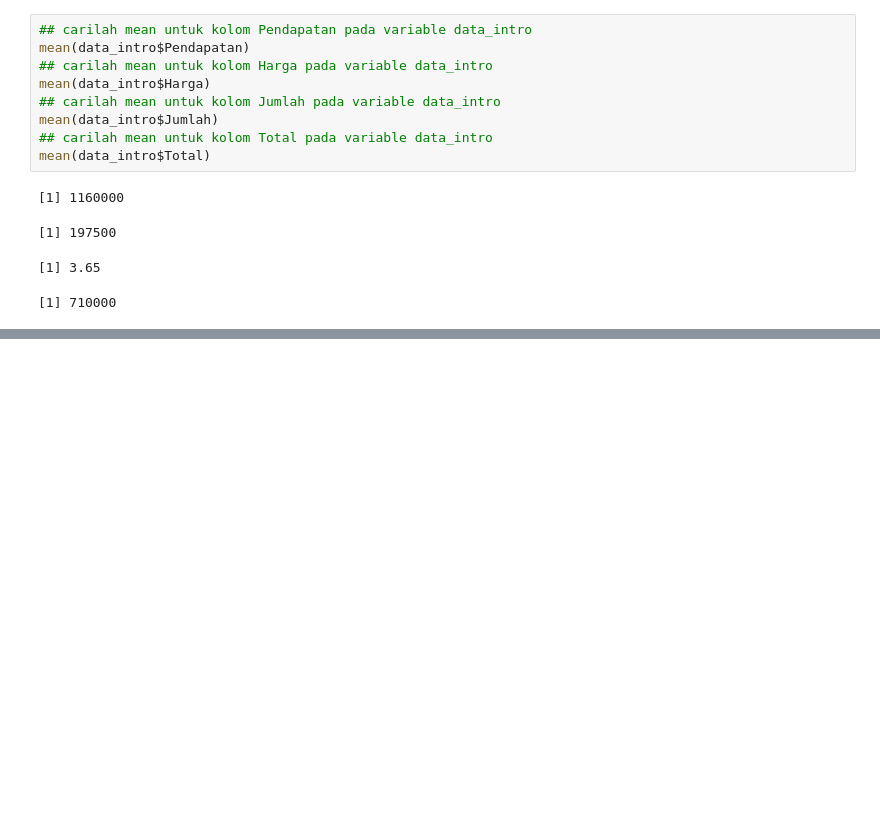
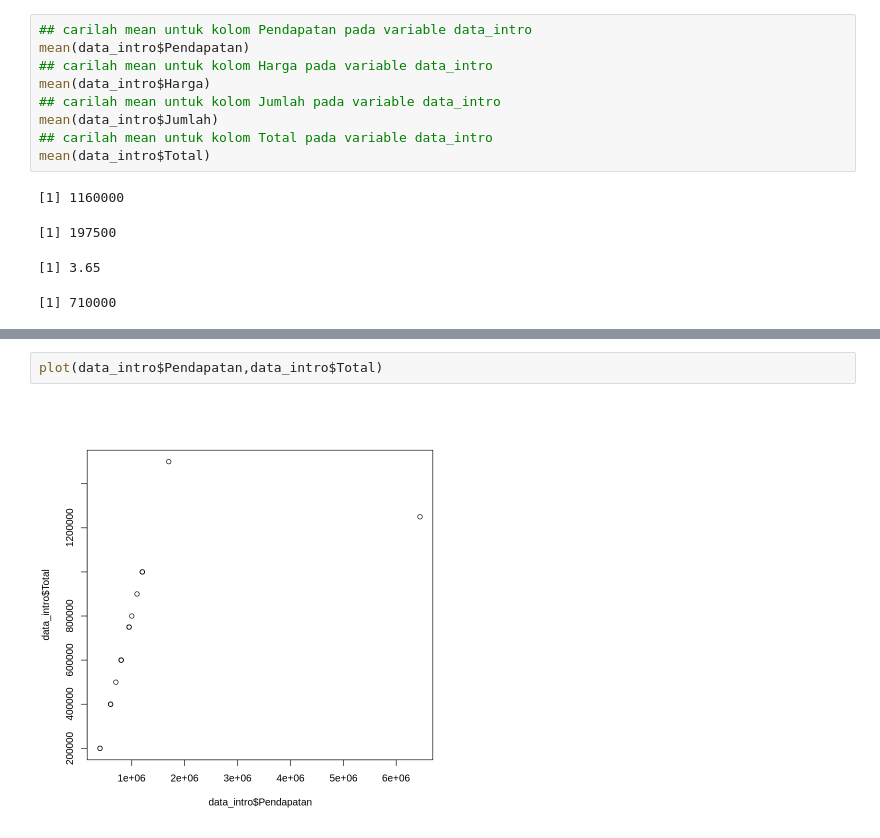
Before and after one commit to matapandax/R-for-Data-Science, a Jupyter notebook: Statistics_using_R_for_Data_Science.ipynb, the cells around one changed output, grey strips where cells are left out. Cells and saved outputs as stored; diff of their text form; blank space fills up the shorter version.

```diff
--- a/Statistics_using_R_for_Data_Science.ipynb
+++ b/Statistics_using_R_for_Data_Science.ipynb
@@ -118,0 +181,4 @@ mean(data_intro$Total)
+# %%
+plot(data_intro$Pendapatan,data_intro$Total)
+# %% [output]
+[figure, added]
```
Also changed, not shown: parts of 8 cells of this notebook.
